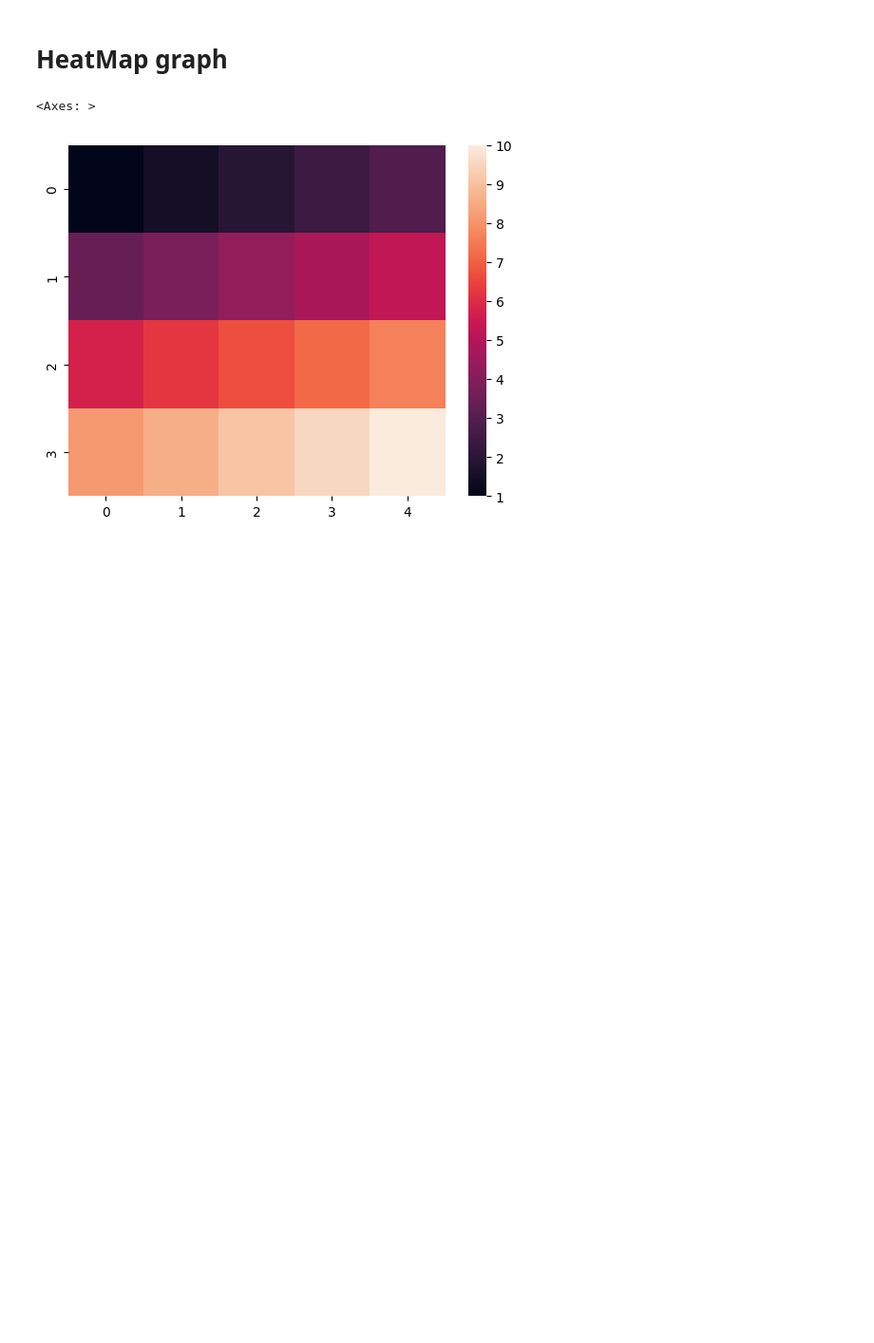
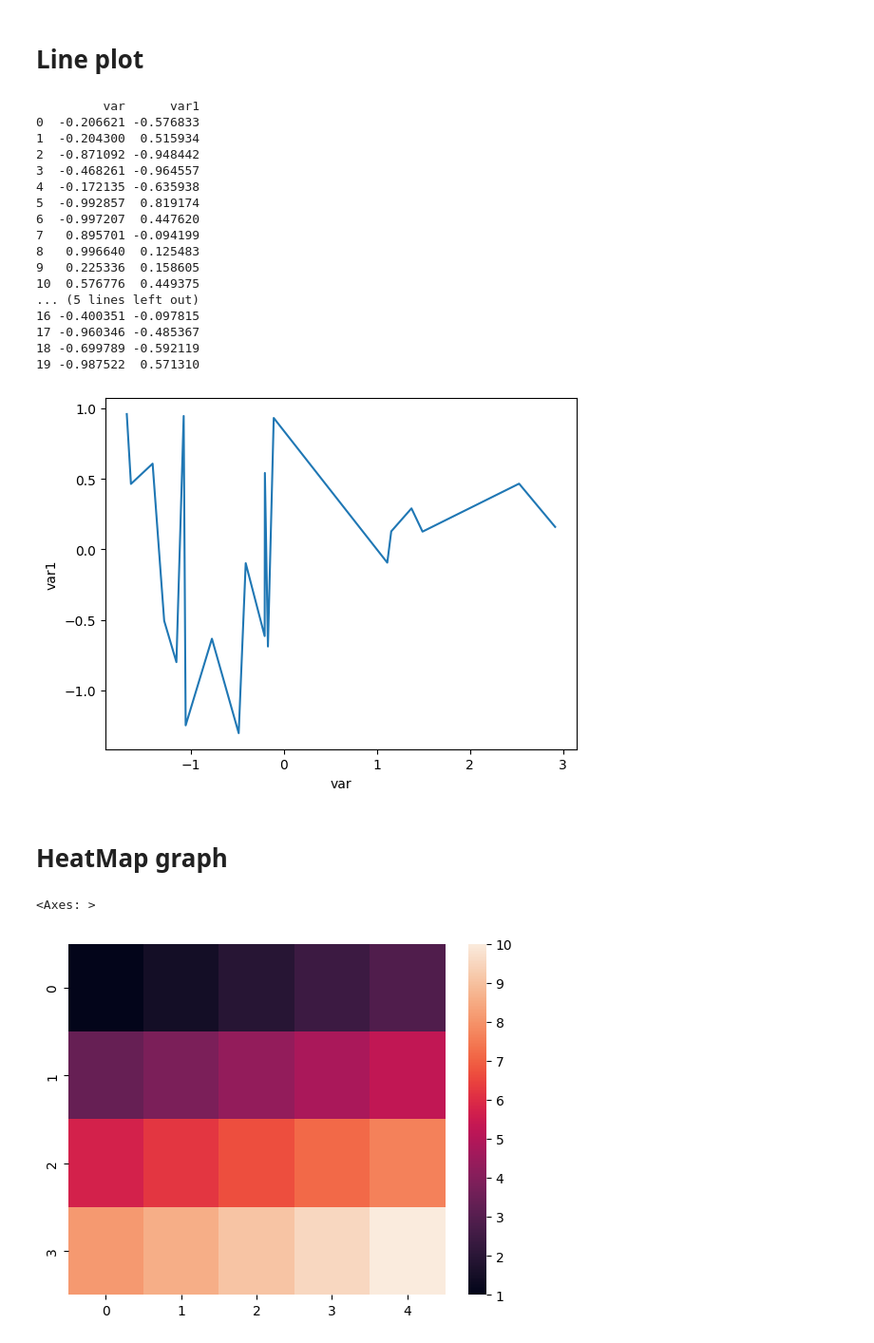
Before and after one commit to SumanGouda/MATPLOTLIB-MODULE, a Jupyter notebook: Seaborn_Learning .ipynb, the cells around one changed output. Shown at 95% size. Drawn from its saved outputs; the diff is of its cells as text; code cells hidden in the pictures; blank space fills up the shorter version.

```diff
--- a/Seaborn_Learning .ipynb
+++ b/Seaborn_Learning .ipynb
@@ -3,6 +3,39 @@ import matplotlib.pyplot as plt
 import seaborn as sns
 import numpy as np
 import pandas as pd
+# %% [markdown]
+# Line plot
+# %%
+var = pd.DataFrame({
+    'var' : np.random.randn(20).cumsum(),
+    'var1' : np.random.randn(20)
+
+})
+sns.lineplot(
+    x = 'var',
+    y = 'var1',
+    data = var
+)
+plt.show()
+# %% [output]
+         var      var1
+0  -0.206621 -0.576833
+1  -0.204300  0.515934
+2  -0.871092 -0.948442
+3  -0.468261 -0.964557
+4  -0.172135 -0.635938
+5  -0.992857  0.819174
+6  -0.997207  0.447620
+7   0.895701 -0.094199
+8   0.996640  0.125483
+9   0.225336  0.158605
+10  0.576776  0.449375
+... (5 lines left out)
+16 -0.400351 -0.097815
+17 -0.960346 -0.485367
+18 -0.699789 -0.592119
+19 -0.987522  0.571310
+[figure, added]
 # %% [markdown]
 # HeatMap graph
 # %%
```
Also changed, not shown: 6 other files.
